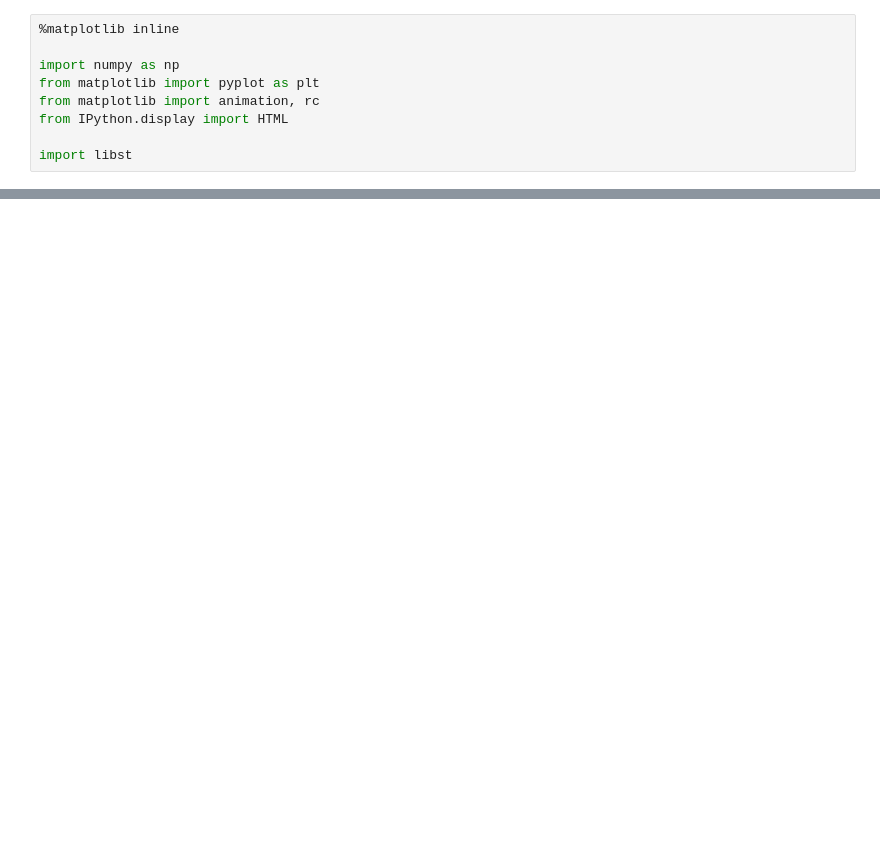
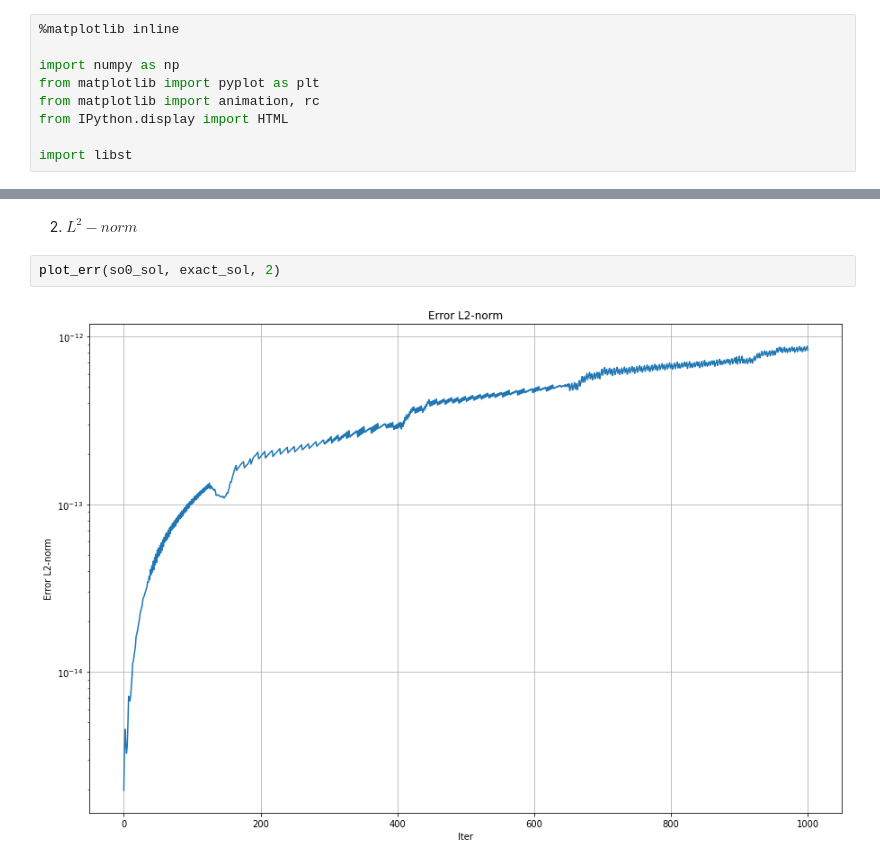
Before and after one commit to yungyuc/turgon, a Jupyter notebook: notebook/error_analysis.ipynb, the cells around one changed output, grey strips where cells are left out. Saved outputs shown, nothing was run; the diff lists cells and outputs as text; blank space fills up the shorter version.

```diff
--- a/notebook/error_analysis.ipynb
+++ b/notebook/error_analysis.ipynb
@@ -57,0 +67,6 @@ plt.plot(iterNum, error, '-')
+# %% [markdown]
+2. $L^2-norm$
+# %%
+plot_err(so0_sol, exact_sol, 2)
+# %% [output]
+[figure, added]
```
Also changed, not shown: parts of 9 cells of this notebook.
